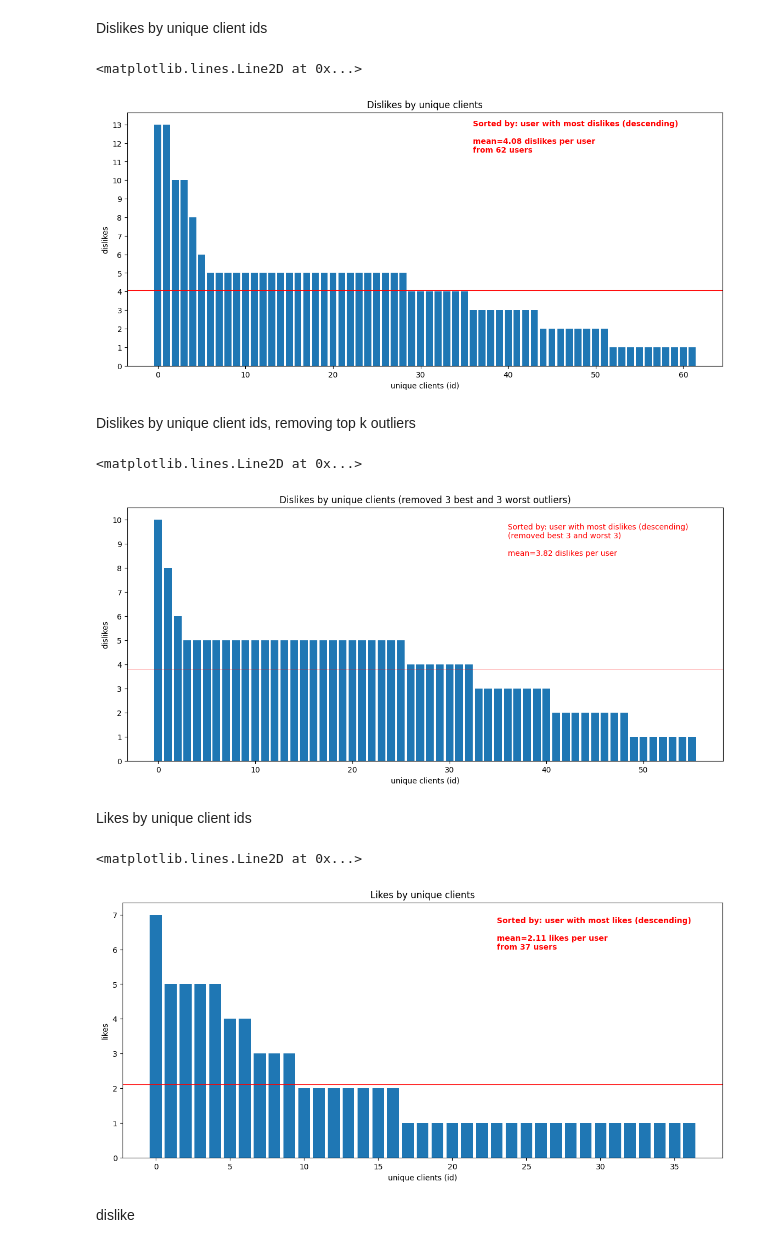
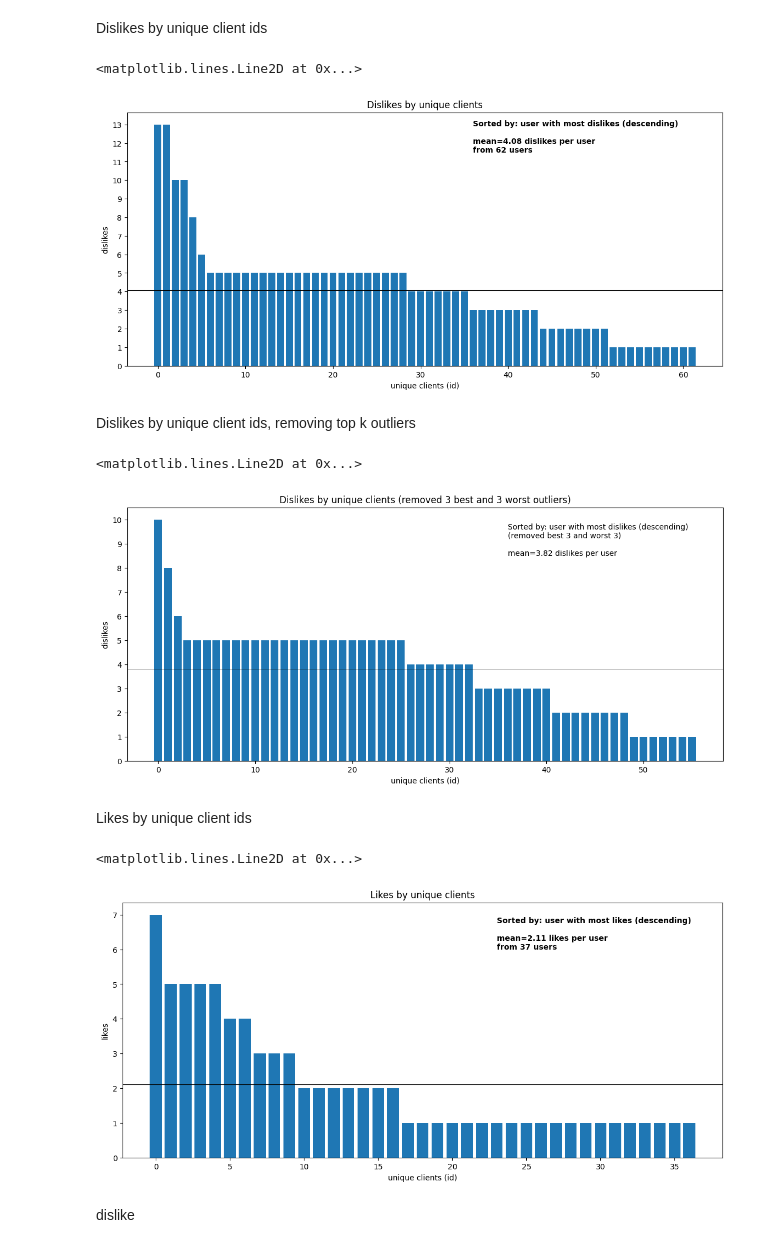
Before and after one commit to the-mama-ai/msearch_csas_ux_analysis, a Jupyter notebook: analysis.ipynb, the cells around one changed output. Saved outputs shown, nothing was run; the diff lists cells and outputs as text; code cells hidden in the pictures.

```diff
--- a/analysis.ipynb
+++ b/analysis.ipynb
@@ -315,25 +321,25 @@ Dislikes by unique client ids
 # %%
 unique_dislikers_with_counts: pd.Series = df_dislikes['client_id'].value_counts()
 
 f, ax = plt.subplots(figsize=(14, 6))
 # plt.tick_params(axis='x', which='both', bottom=False, top=False, labelbottom=False)
 plt.yticks(range(0, 15))
 plt.title("Dislikes by unique clients")
 plt.xlabel("unique clients (id)")
 plt.ylabel('dislikes')
 plt.bar(
     range(unique_dislikers_with_counts.size),
     unique_dislikers_with_counts
 )
 plt.text(36, 11.5,
          f"Sorted by: user with most dislikes (descending) \n\n"
          f"mean={unique_dislikers_with_counts.mean():.2f} dislikes per user\n"
          f"from {unique_dislikers_with_counts.size} users",
-         color='red', weight='bold')
-plt.axhline(unique_dislikers_with_counts.mean(), linewidth=.8, color='r')
+         color='k', weight='bold')
+plt.axhline(unique_dislikers_with_counts.mean(), linewidth=.8, color='k')
 # %% [output]
 <matplotlib.lines.Line2D at 0x...>
-[figure, old version]
+[figure, new version]
 # %% [markdown]
 Dislikes by unique client ids,  removing top k outliers
 # %%
@@ -353,11 +359,11 @@ plt.text(36, 8.5,
          f"Sorted by: user with most dislikes (descending) \n"
          f"(removed best {k} and worst {k})\n\n"
          f"mean={unique_dislikers_with_counts.mean():.2f} dislikes per user",
-         color='red', )
-plt.axhline(unique_dislikers_with_counts.mean(), linewidth=.6, color='r')
+         color='k', )
+plt.axhline(unique_dislikers_with_counts.mean(), linewidth=.6, color='k')
 # %% [output]
 <matplotlib.lines.Line2D at 0x...>
-[figure, old version]
+[figure, new version]
 # %% [markdown]
 Likes by unique client ids
 # %%
@@ -381,11 +387,11 @@ plt.text(23, 6,
          f"Sorted by: user with most likes (descending) \n\n"
          f"mean={unique_likers_with_counts.mean():.2f} likes per user\n"
          f"from {unique_likers_with_counts.size} users",
-         color='red', weight='bold')
-plt.axhline(float(unique_likers_with_counts.mean()), linewidth=.8, color='r')
+         color='k', weight='bold')
+plt.axhline(float(unique_likers_with_counts.mean()), linewidth=.8, color='k')
 # %% [output]
 <matplotlib.lines.Line2D at 0x...>
-[figure, old version]
+[figure, new version]
 # %% [markdown]
 dislike
 # %%
```
Also changed, not shown: parts of 2 cells of this notebook, 2 other files.
